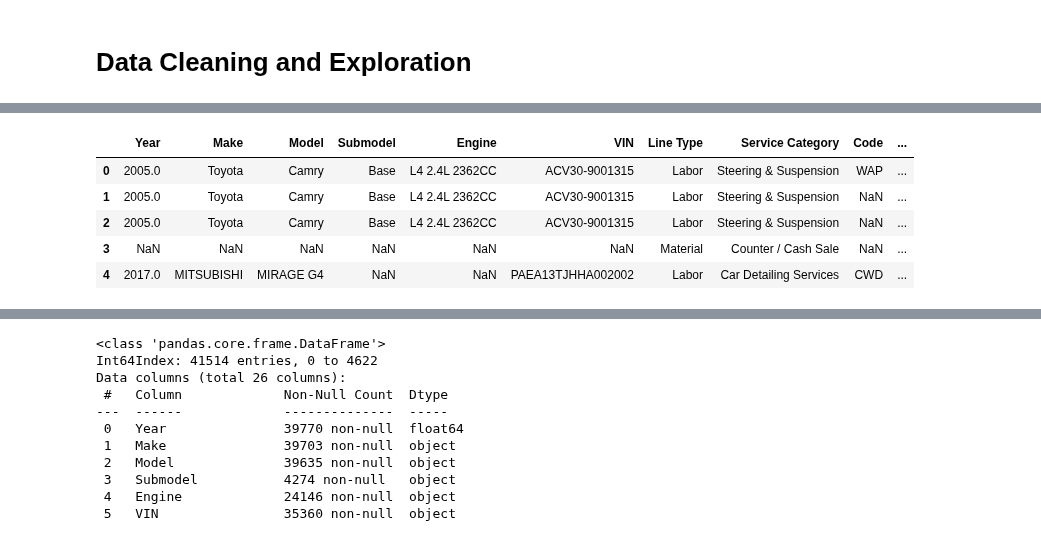
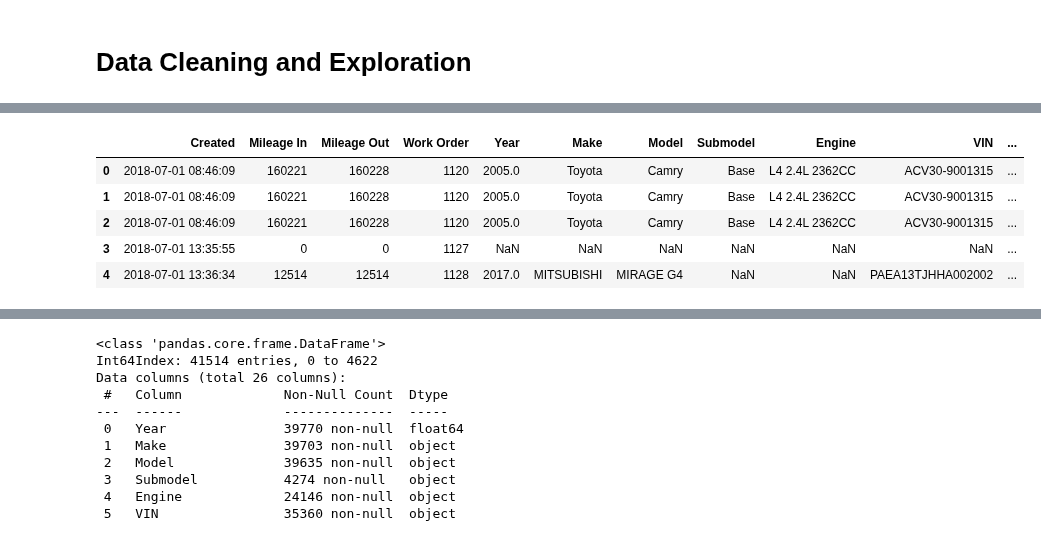
Before and after one commit to just-paul/capstone-autoserved, a Jupyter notebook: Capstone Data Cleaning.ipynb, the cells around one changed output, grey strips where cells are left out. Cells and saved outputs as stored; diff of their text form; code cells hidden in the pictures.

```diff
--- a/Capstone Data Cleaning.ipynb
+++ b/Capstone Data Cleaning.ipynb
@@ -100,11 +104,11 @@ df0.head()
 # %%
-df1 = pd.read_excel('DATA SET 0222020.xlsx',sheet_name = 1)
+df1 = pd.read_excel(r"D:\Documents\Github\capstone-autoserved\Dataset\Latest Dataset.xlsx",sheet_name = 1)
 df1.head()
 # %% [output]
-|  | Year | Make | Model | Submodel | Engine | VIN | Line Type | Service Category | Code | ... |
-| 0 | 2005.0 | Toyota | Camry | Base | L4 2.4L 2362CC | ACV30-9001315 | Labor | Steering & Suspension | WAP | ... |
-| 1 | 2005.0 | Toyota | Camry | Base | L4 2.4L 2362CC | ACV30-9001315 | Labor | Steering & Suspension | NaN | ... |
-| 2 | 2005.0 | Toyota | Camry | Base | L4 2.4L 2362CC | ACV30-9001315 | Labor | Steering & Suspension | NaN | ... |
-| 3 | NaN | NaN | NaN | NaN | NaN | NaN | Material | Counter / Cash Sale | NaN | ... |
-| 4 | 2017.0 | MITSUBISHI | MIRAGE G4 | NaN | NaN | PAEA13TJHHA002002 | Labor | Car Detailing Services | CWD | ... |
+|  | Created | Mileage In | Mileage Out | Work Order | Year | Make | Model | Submodel | Engine | VIN | ... |
+| 0 | 2018-07-01 08:46:09 | 160221 | 160228 | 1120 | 2005.0 | Toyota | Camry | Base | L4 2.4L 2362CC | ACV30-9001315 | ... |
+| 1 | 2018-07-01 08:46:09 | 160221 | 160228 | 1120 | 2005.0 | Toyota | Camry | Base | L4 2.4L 2362CC | ACV30-9001315 | ... |
+| 2 | 2018-07-01 08:46:09 | 160221 | 160228 | 1120 | 2005.0 | Toyota | Camry | Base | L4 2.4L 2362CC | ACV30-9001315 | ... |
+| 3 | 2018-07-01 13:35:55 | 0 | 0 | 1127 | NaN | NaN | NaN | NaN | NaN | NaN | ... |
+| 4 | 2018-07-01 13:36:34 | 12514 | 12514 | 1128 | 2017.0 | MITSUBISHI | MIRAGE G4 | NaN | NaN | PAEA13TJHHA002002 | ... |
 # %%
```
Also changed, not shown: parts of 14 cells of this notebook, 2 other files.
